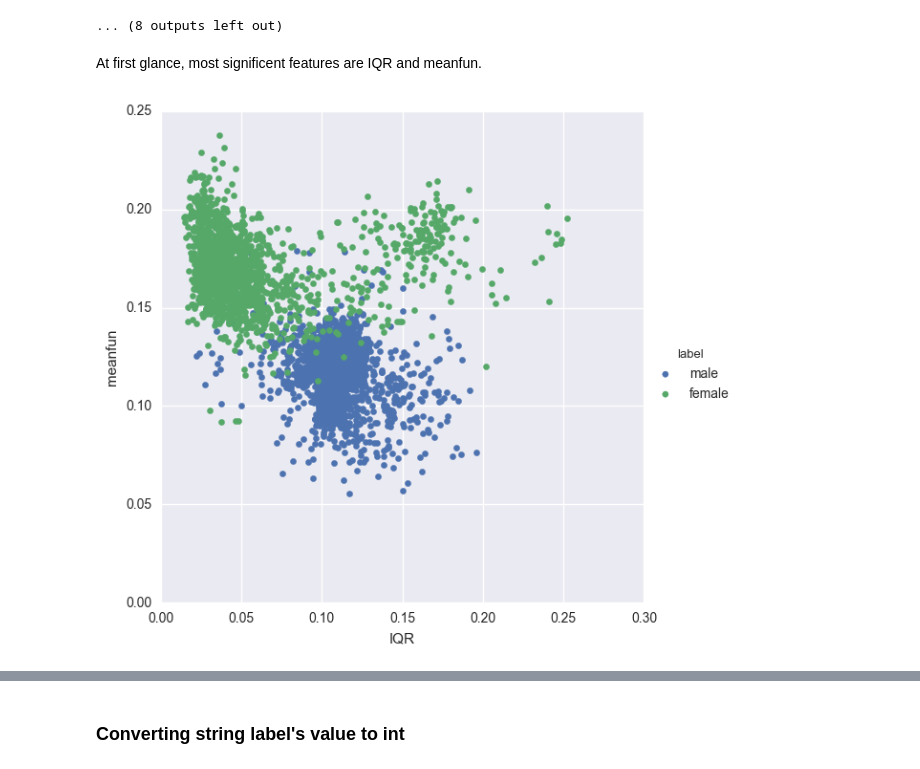
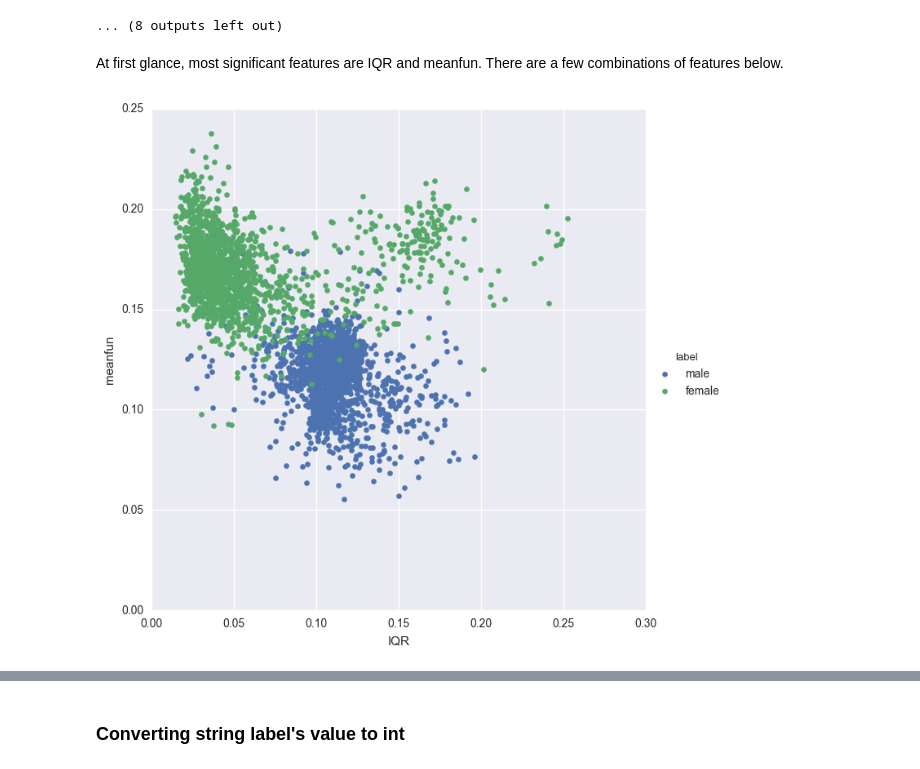
Before and after one commit to pznkDev/VoiceGenderRecognition, a Jupyter notebook: VoiceRecognitionPresentation.ipynb, the cells around one changed output, grey strips where cells are left out. Cells and saved outputs as stored; diff of their text form; code cells hidden in the pictures.

```diff
--- a/VoiceRecognitionPresentation.ipynb
+++ b/VoiceRecognitionPresentation.ipynb
@@ -75,9 +75,9 @@ for col in voice.columns[:-1]:
 [figure]
 ... (8 outputs left out)
 # %% [markdown]
-At first glance, most significent features are IQR and meanfun.
+At first glance, most significant features are IQR and meanfun. There are a few combinations of features below.
 # %%
-sns.FacetGrid(voice, hue="label", size=6).map(plt.scatter, "IQR", "meanfun").add_legend()
+sns.FacetGrid(voice, hue="label", size=7).map(plt.scatter, "IQR", "meanfun").add_legend()
 plt.show()
 # %% [output]
-[figure, old version]
+[figure, new version]
```
Also changed, not shown: parts of 11 cells of this notebook.
